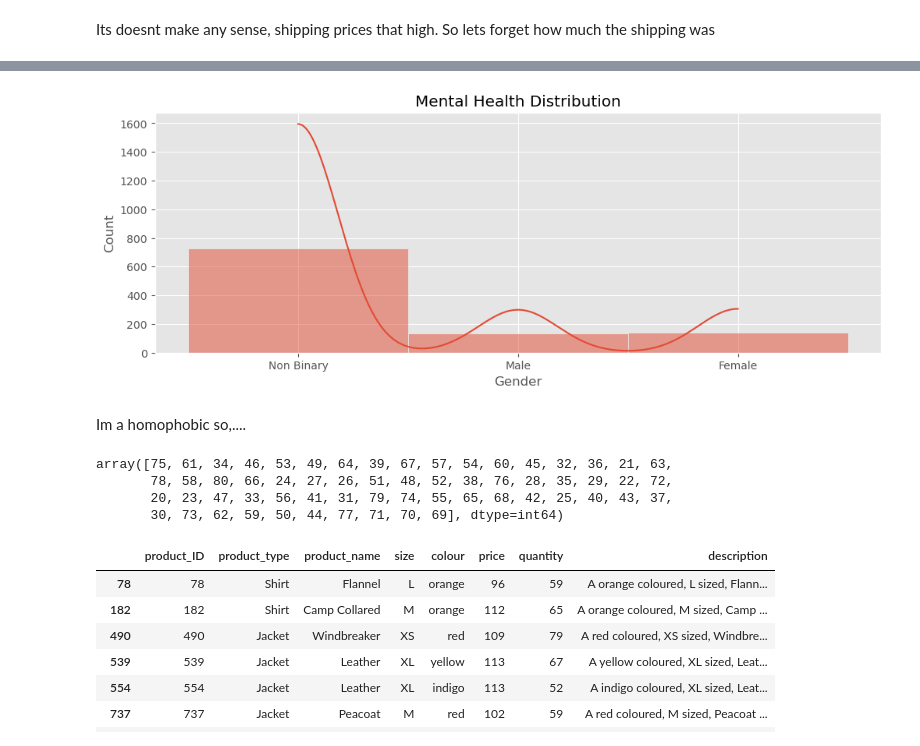
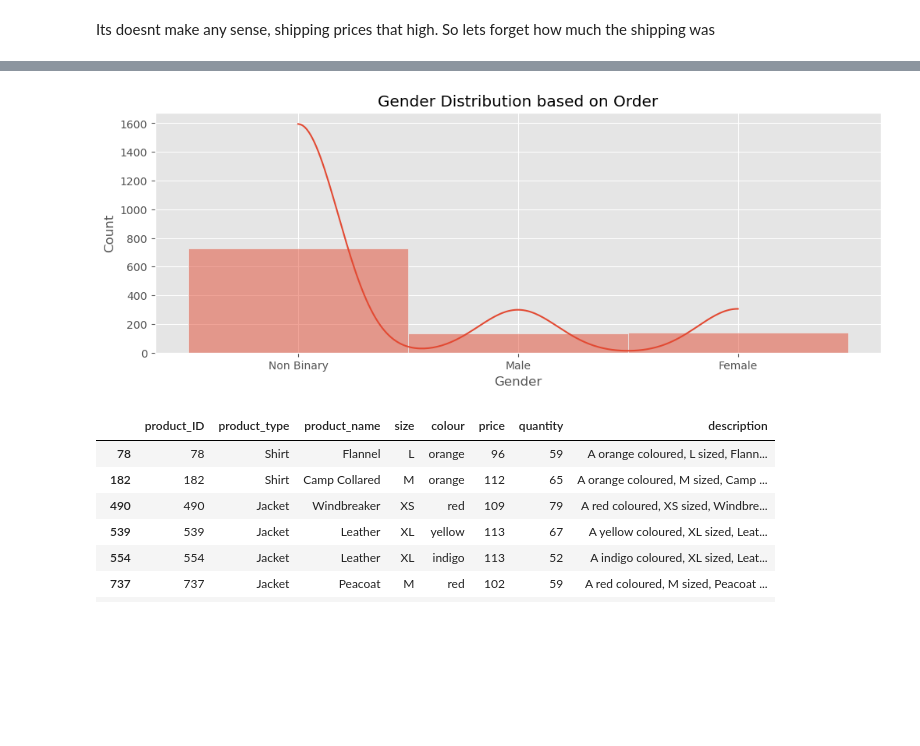
Before and after one commit to nuwbie-11/DataAnalytics101, a Jupyter notebook: shopping-cart-database/shopping.ipynb, the cells around one changed output, grey strips where cells are left out. Saved outputs shown, nothing was run; the diff lists cells and outputs as text; code cells hidden in the pictures; blank space fills up the shorter version.

```diff
--- a/shopping-cart-database/shopping.ipynb
+++ b/shopping-cart-database/shopping.ipynb
@@ -107,3 +132,7 @@ shipping_prices
 Name: payment, Length: 1000, dtype: int64
 # %% [markdown]
 Its doesnt make any sense, shipping prices that high. So lets forget how much the shipping was
+# %%
+# Let's Create a new Dataframe
+
+temp_df = orders[['order_id','customer_id']]
@@ -145,16 +176,9 @@ See the caveats in the documentation: https://pandas.pydata.org/pandas-docs/stab
 # %%
+#Let's take a look on how Gender distribution based on order
+
 plt.figure(figsize=(12,4))
-sns.histplot(temp_df['Gender'],kde=True,bins=10)
-plt.title(f"Mental Health Distribution")
+sns.histplot(temp_df['Gender'],kde=True)
+plt.title("Gender Distribution based on Order")
 plt.show()
 # %% [output]
-[figure, old version]
+[figure, new version]
-# %% [markdown]
-Im a homophobic so,....
-# %%
-temp_df.Age.unique()
-# %% [output]
-array([75, 61, 34, 46, 53, 49, 64, 39, 67, 57, 54, 60, 45, 32, 36, 21, 63,
-       78, 58, 80, 66, 24, 27, 26, 51, 48, 52, 38, 76, 28, 35, 29, 22, 72,
-       20, 23, 47, 33, 56, 41, 31, 79, 74, 55, 65, 68, 42, 25, 40, 43, 37,
-       30, 73, 62, 59, 50, 44, 77, 71, 70, 69], dtype=int64)
```
Also changed, not shown: parts of 31 cells of this notebook, 1 other file.
